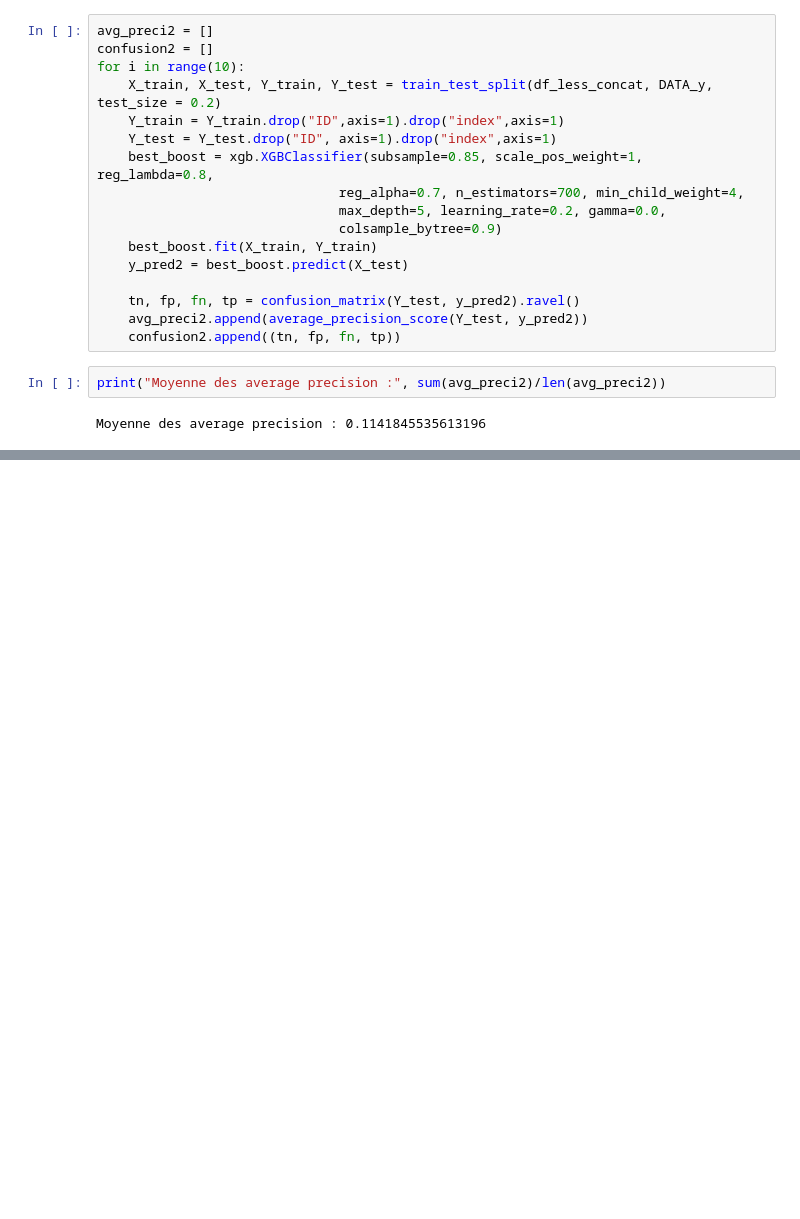
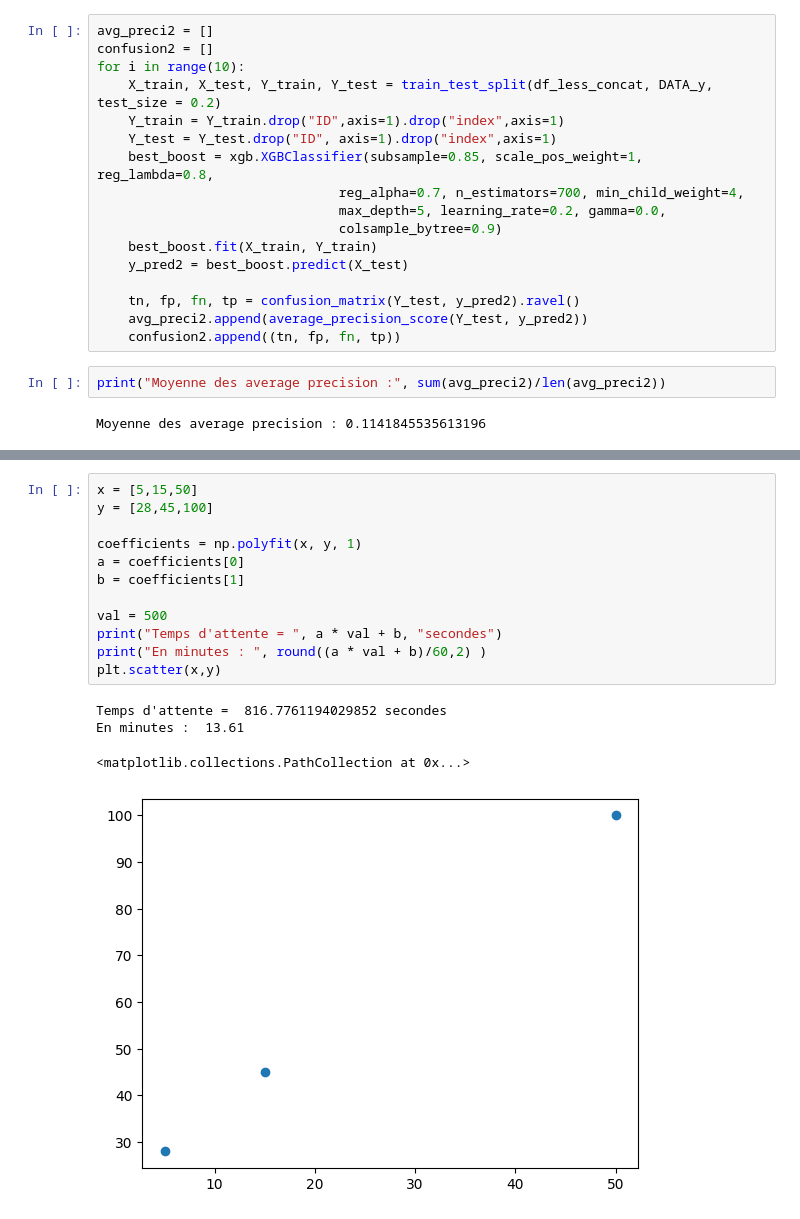
Before and after one commit to yannasyr/TPE2023-FraudDetection, a Jupyter notebook: categANDmarques.ipynb, the cells around one changed output, grey strips where cells are left out. Saved outputs shown, nothing was run; the diff lists cells and outputs as text; blank space fills up the shorter version.

```diff
--- a/categANDmarques.ipynb
+++ b/categANDmarques.ipynb
@@ -259,0 +347,17 @@ Moyenne des average precision : 0.1141845535613196
+# %%
+x = [5,15,50]
+y = [28,45,100]
+
+coefficients = np.polyfit(x, y, 1)
+a = coefficients[0]
+b = coefficients[1]
+
+val = 500
+print("Temps d'attente = ", a * val + b, "secondes")
+print("En minutes : ", round((a * val + b)/60,2) )
+plt.scatter(x,y)
+# %% [output]
+Temps d'attente =  816.7761194029852 secondes
+En minutes :  13.61
+<matplotlib.collections.PathCollection at 0x...>
+[figure, added]
```
Also changed, not shown: parts of 19 cells of this notebook.
